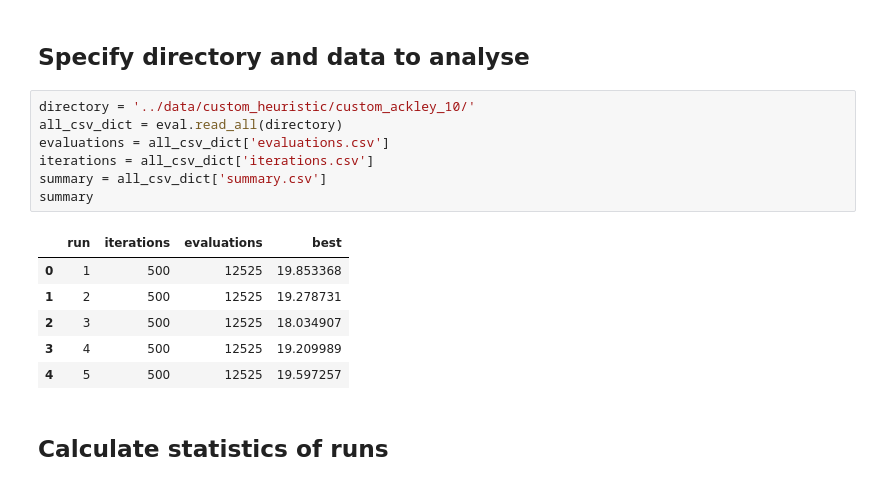
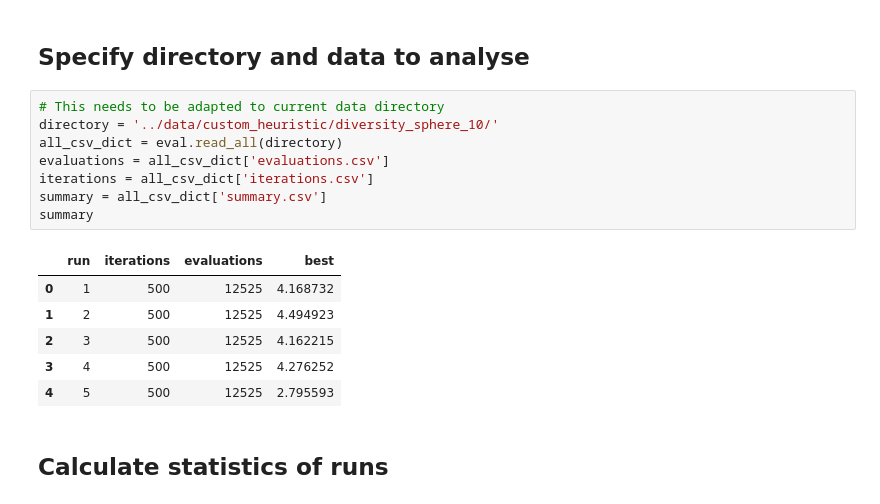
Before and after one commit to mahf-opt/mahf, a Jupyter notebook: evaluation/basicEval.ipynb, the cells around one changed output. Drawn from its saved outputs; the diff is of its cells as text.

```diff
--- a/evaluation/basicEval.ipynb
+++ b/evaluation/basicEval.ipynb
@@ -10,19 +10,20 @@ import eval
 # %% [markdown]
 ## Specify directory and data to analyse
 # %%
-directory = '../data/custom_heuristic/custom_ackley_10/'
+# This needs to be adapted to current data directory
+directory = '../data/custom_heuristic/diversity_sphere_10/'
 all_csv_dict = eval.read_all(directory)
 evaluations = all_csv_dict['evaluations.csv']
 iterations = all_csv_dict['iterations.csv']
 summary = all_csv_dict['summary.csv']
 summary
 # %% [output]
 |  | run | iterations | evaluations | best |
-| 0 | 1 | 500 | 12525 | 19.853368 |
-| 1 | 2 | 500 | 12525 | 19.278731 |
-| 2 | 3 | 500 | 12525 | 18.034907 |
-| 3 | 4 | 500 | 12525 | 19.209989 |
-| 4 | 5 | 500 | 12525 | 19.597257 |
+| 0 | 1 | 500 | 12525 | 4.168732 |
+| 1 | 2 | 500 | 12525 | 4.494923 |
+| 2 | 3 | 500 | 12525 | 4.162215 |
+| 3 | 4 | 500 | 12525 | 4.276252 |
+| 4 | 5 | 500 | 12525 | 2.795593 |
 # %% [markdown]
 ## Calculate statistics of runs
 # %% [markdown]
```
Also changed, not shown: parts of 13 cells of this notebook, 2 other files.
